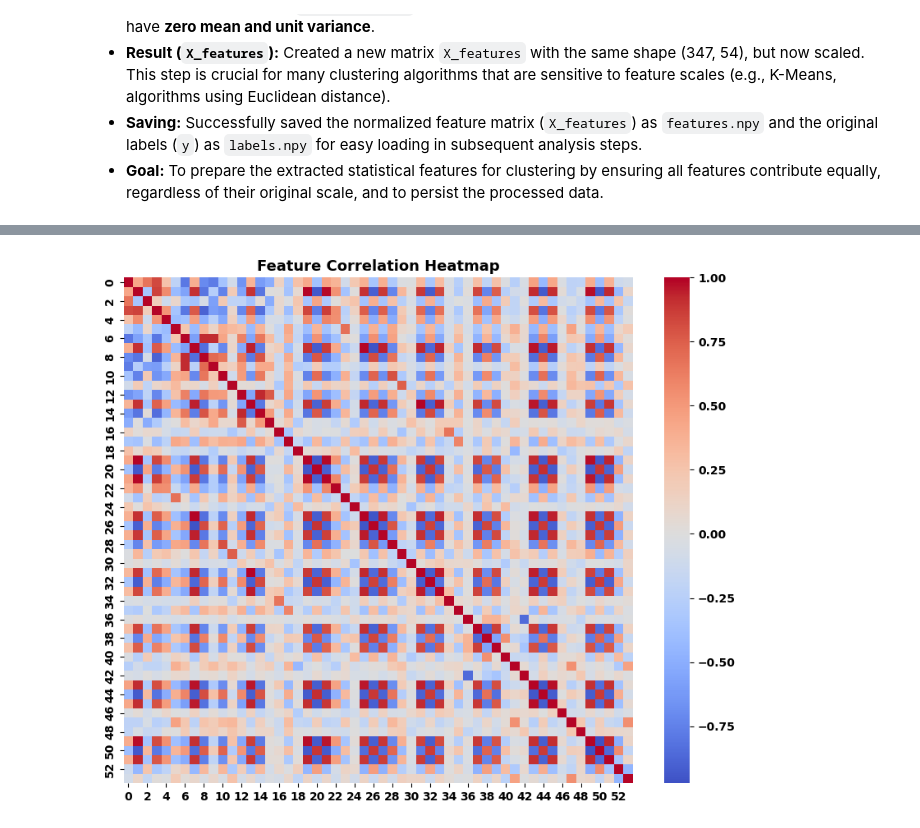
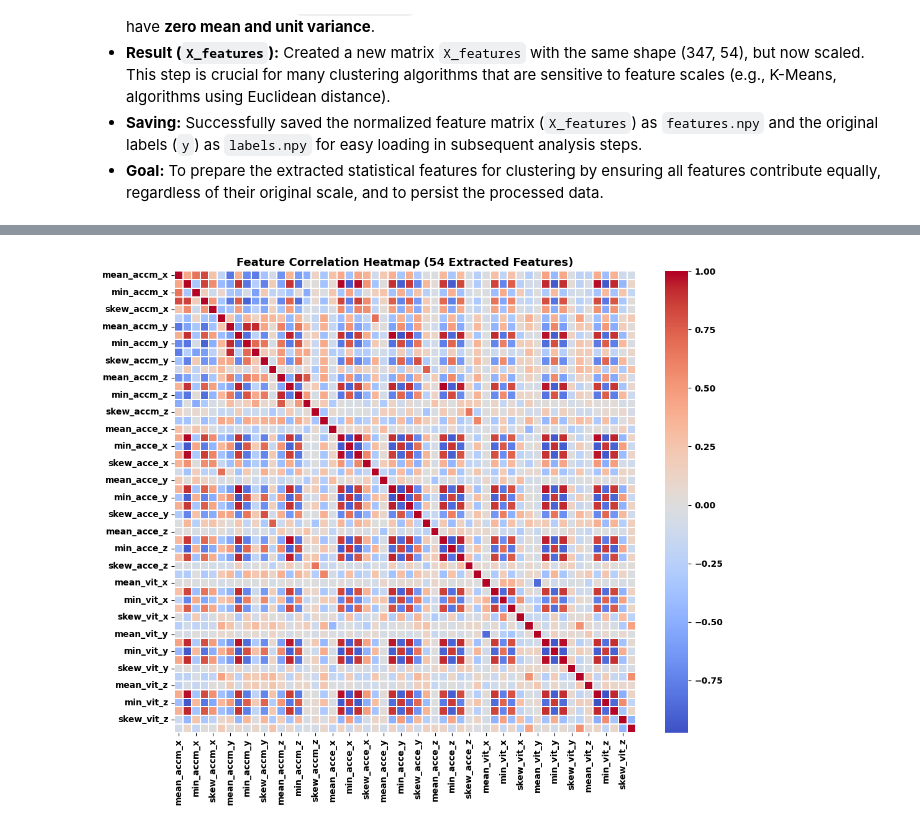
Before and after one commit to gackouhamady/HumanActivityRecognition, a Jupyter notebook: notebooks/EDA.ipynb, the cells around one changed output, grey strips where cells are left out. Drawn from its saved outputs; the diff is of its cells as text; code cells hidden in the pictures.

```diff
--- a/notebooks/EDA.ipynb
+++ b/notebooks/EDA.ipynb
@@ -870,17 +1204,92 @@ A correlation heatmap helps visualize how features co-vary across all windows.
 import seaborn as sns
 import matplotlib.pyplot as plt
 import pandas as pd
+import numpy as np
+from IPython.display import display
 
 # ------------------------------------------------------------
-# 🔹 Compute correlation matrix
+# Step 1 — Overview and Methodological Context
 # ------------------------------------------------------------
-corr = pd.DataFrame(X_features).corr()
+print("------------------------------------------------------------")
+print("CORRELATION ANALYSIS — FEATURE RELATIONSHIPS & REDUNDANCY")
+print("------------------------------------------------------------")
+print("Goal:")
+print("Evaluate inter-feature dependencies to identify redundancy or strong relationships between variables.\n")
+print("Methodological context:")
+print("- Direct (Distance-Based) → Understand which sensors or axes evolve together temporally, influencing distance metrics.")
+print("- Feature-Based (Transformation) → Detect redundant or strongly correlated features that could bias clustering or PCA.\n")
 
 # ------------------------------------------------------------
-# 🔹 Plot correlation heatmap
+# Step 2 — Compute correlation matrix
 # ------------------------------------------------------------
-plt.figure(figsize=(10,8))
-sns.heatmap(corr, cmap="coolwarm", center=0, cbar=True)
-plt.title("Feature Correlation Heatmap", fontsize=13)
+print("Computing correlation matrix for the 54 statistical features...")
+
+# Create DataFrame if needed (ensure features have proper labels)
+if isinstance(X_features, np.ndarray):
+    df_features = pd.DataFrame(
+        X_features,
+        columns=[f"{stat}_{var}" for var in variables for stat in ["mean", "std", "min", "max", "skew", "kurt"]]
+    )
+else:
+    df_features = X_features.copy()
+
+corr = df_features.corr()
+
+print("Correlation matrix computed successfully.")
+print(f"Matrix shape: {corr.shape} → ({corr.shape[0]} × {corr.shape[1]})\n")
+
+# ------------------------------------------------------------
+# Step 3 — Identify strong correlations
+# ------------------------------------------------------------
+# Extract pairs of features with correlation magnitude above threshold
+threshold = 0.85
+strong_corr = (
+    corr.stack()
+    .reset_index()
+    .rename(columns={"level_0": "Feature_1", "level_1": "Feature_2", 0: "Correlation"})
+)
+strong_corr = strong_corr[
+    (strong_corr["Feature_1"] != strong_corr["Feature_2"]) &
+    (abs(strong_corr["Correlation"]) > threshold)
+].sort_values(by="Correlation", ascending=False)
+
+print(f"Number of strongly correlated feature pairs (|r| > {threshold}): {len(strong_corr)}")
+if len(strong_corr) > 0:
+    print("\nTop correlated feature pairs:")
+    display(strong_corr.head(10))
+else:
+    print("No feature pairs exceed the correlation threshold.\n")
+
+# ------------------------------------------------------------
+# Step 4 — Plot correlation heatmap
+# ------------------------------------------------------------
+plt.figure(figsize=(11, 9))
+sns.heatmap(
+    corr,
+    cmap="coolwarm",
+    center=0,
+    cbar=True,
+    square=True,
+    linewidths=0.1
+)
+plt.title("Feature Correlation Heatmap (54 Extracted Features)", fontsize=13)
+plt.tight_layout()
 plt.show()
+
+# ------------------------------------------------------------
+# Step 5 — Approach-Specific Interpretation Summary
+# ------------------------------------------------------------
+print("------------------------------------------------------------")
+print("INTERPRETATION SUMMARY — BOTH APPROACHES")
+print("------------------------------------------------------------")
+
+print("• Direct (Distance-Based) Approach:")
+print("  - Correlation patterns reveal how sensor signals (accelerations, velocities) covary across axes and conditions.")
+print("  - Strong inter-axis correlations suggest shared motion dynamics or sensor redundancy influencing DTW/correlation distances.\n")
+
+print("• Feature-Based (Transformation) Approach:")
+print("  - Highly correlated features (e.g., mean and max of the same variable) indicate redundancy.")
+print("  - Feature selection, PCA, or regularization can be applied to reduce redundancy and enhance cluster discrimination.\n")
+
+print("Correlation analysis completed — heatmap and correlation metrics displayed successfully.")
 # %% [output]
@@ -887 +1324 @@ plt.show()
-[figure, old version]
+[figure, new version]
```
Also changed, not shown: parts of 25 cells of this notebook, 21 other files.
